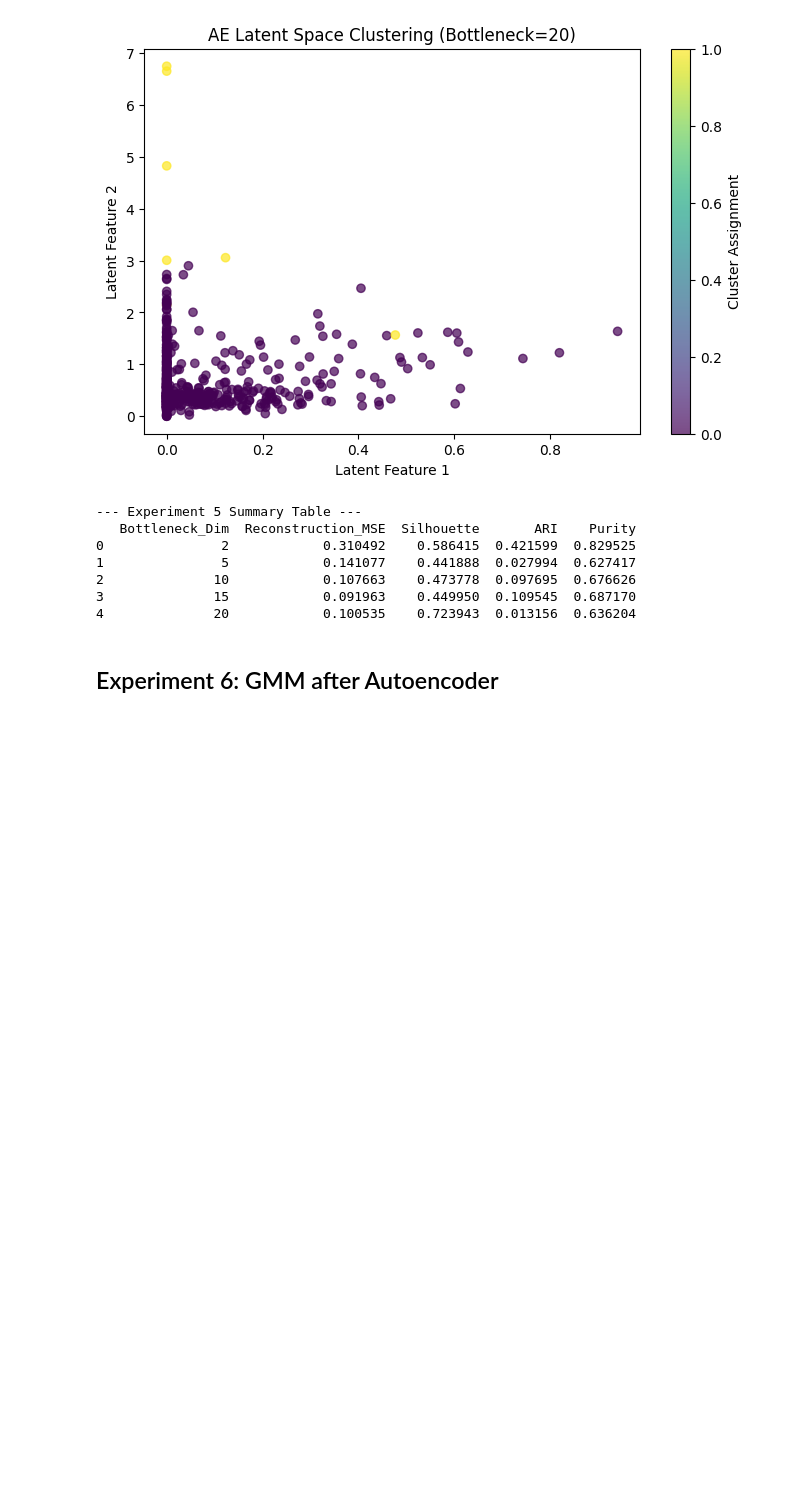
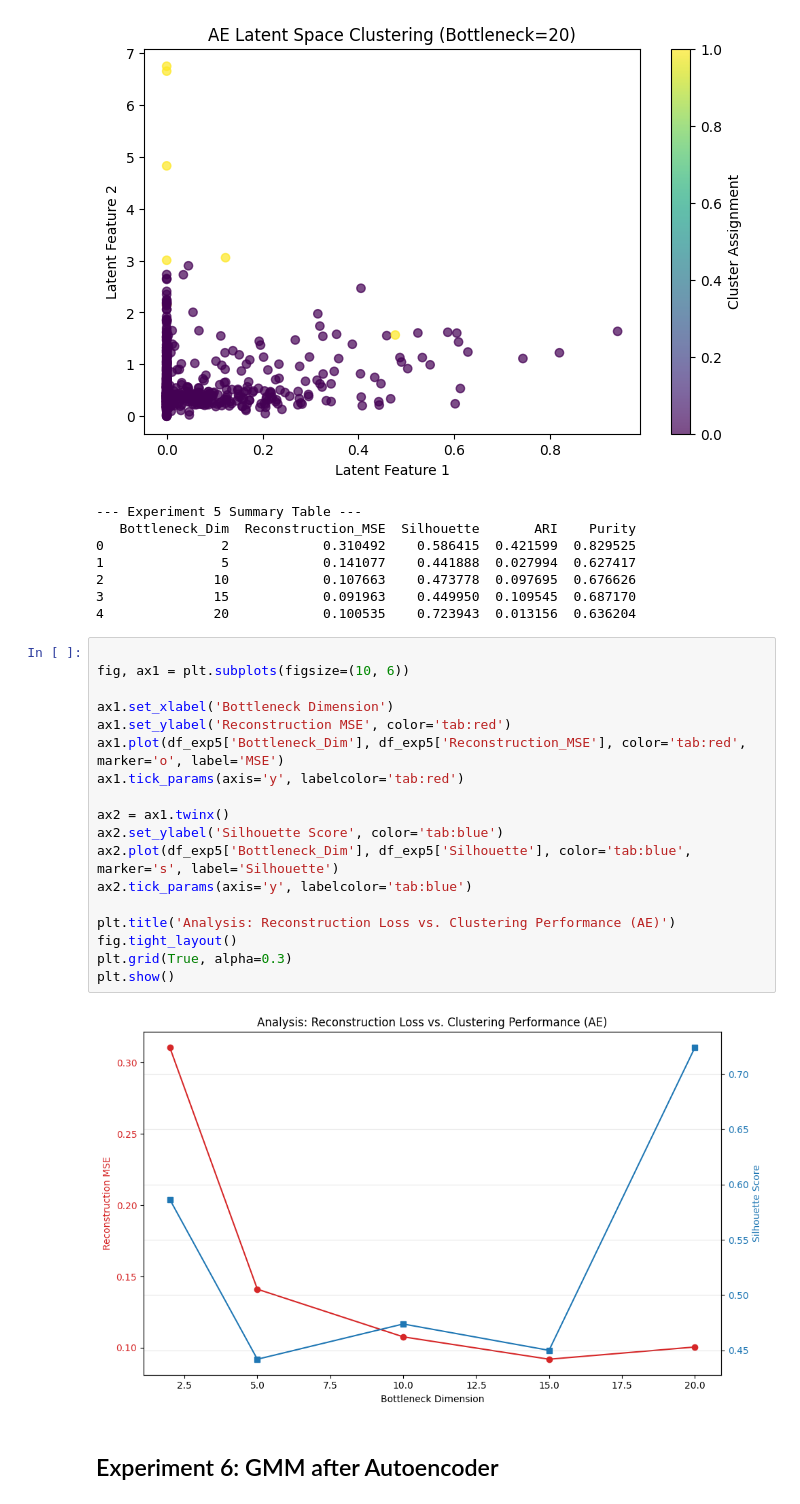
Before and after one commit to JOekh1122/K_means-GMM-Pca-AutoEncoder_From_Scratch, a Jupyter notebook: expirements.ipynb, the cells around one changed output. Cells and saved outputs as stored; diff of their text form; blank space fills up the shorter version.

```diff
--- a/expirements.ipynb
+++ b/expirements.ipynb
@@ -1039,6 +1039,26 @@ print(df_exp5)
 2              10            0.107663    0.473778  0.097695  0.676626
 3              15            0.091963    0.449950  0.109545  0.687170
 4              20            0.100535    0.723943  0.013156  0.636204
+# %%
+
+fig, ax1 = plt.subplots(figsize=(10, 6))
+
+ax1.set_xlabel('Bottleneck Dimension')
+ax1.set_ylabel('Reconstruction MSE', color='tab:red')
+ax1.plot(df_exp5['Bottleneck_Dim'], df_exp5['Reconstruction_MSE'], color='tab:red', marker='o', label='MSE')
+ax1.tick_params(axis='y', labelcolor='tab:red')
+
+ax2 = ax1.twinx()
+ax2.set_ylabel('Silhouette Score', color='tab:blue')
+ax2.plot(df_exp5['Bottleneck_Dim'], df_exp5['Silhouette'], color='tab:blue', marker='s', label='Silhouette')
+ax2.tick_params(axis='y', labelcolor='tab:blue')
+
+plt.title('Analysis: Reconstruction Loss vs. Clustering Performance (AE)')
+fig.tight_layout()
+plt.grid(True, alpha=0.3)
+plt.show()
+# %% [output]
+[figure, added]
 # %% [markdown]
 ## Experiment 6: GMM after Autoencoder
 # %%
```
